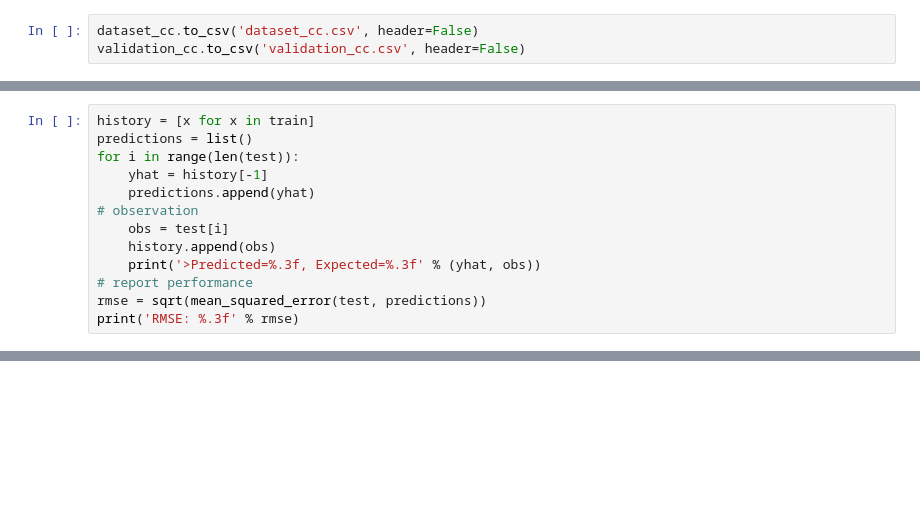
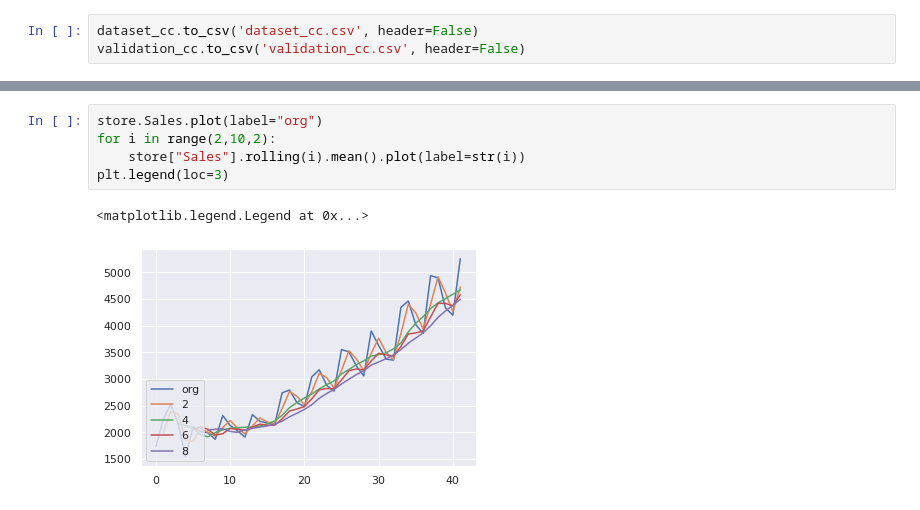
Before and after one commit to bismahashim/Assignment, a Jupyter notebook: Assignment_Forecasting.ipynb, the cells around one changed output, grey strips where cells are left out. Cells and saved outputs as stored; diff of their text form; blank space fills up the shorter version.

```diff
--- a/Assignment_Forecasting.ipynb
+++ b/Assignment_Forecasting.ipynb
@@ -282,13 +271,0 @@ train, test = X[0:train_size], X[train_size:]
-# %%
-history = [x for x in train]
-predictions = list()
-for i in range(len(test)):
-    yhat = history[-1]
-    predictions.append(yhat)
-# observation
-    obs = test[i]
-    history.append(obs)
-    print('>Predicted=%.3f, Expected=%.3f' % (yhat, obs))
-# report performance
-rmse = sqrt(mean_squared_error(test, predictions))
-print('RMSE: %.3f' % rmse)
@@ -337,0 +297,8 @@ warnings.filterwarnings('ignore')
+# %%
+store.Sales.plot(label="org")
+for i in range(2,10,2):
+    store["Sales"].rolling(i).mean().plot(label=str(i))
+plt.legend(loc=3)
+# %% [output]
+<matplotlib.legend.Legend at 0x...>
+[figure, added]
```
Also changed, not shown: parts of 134 cells of this notebook.
